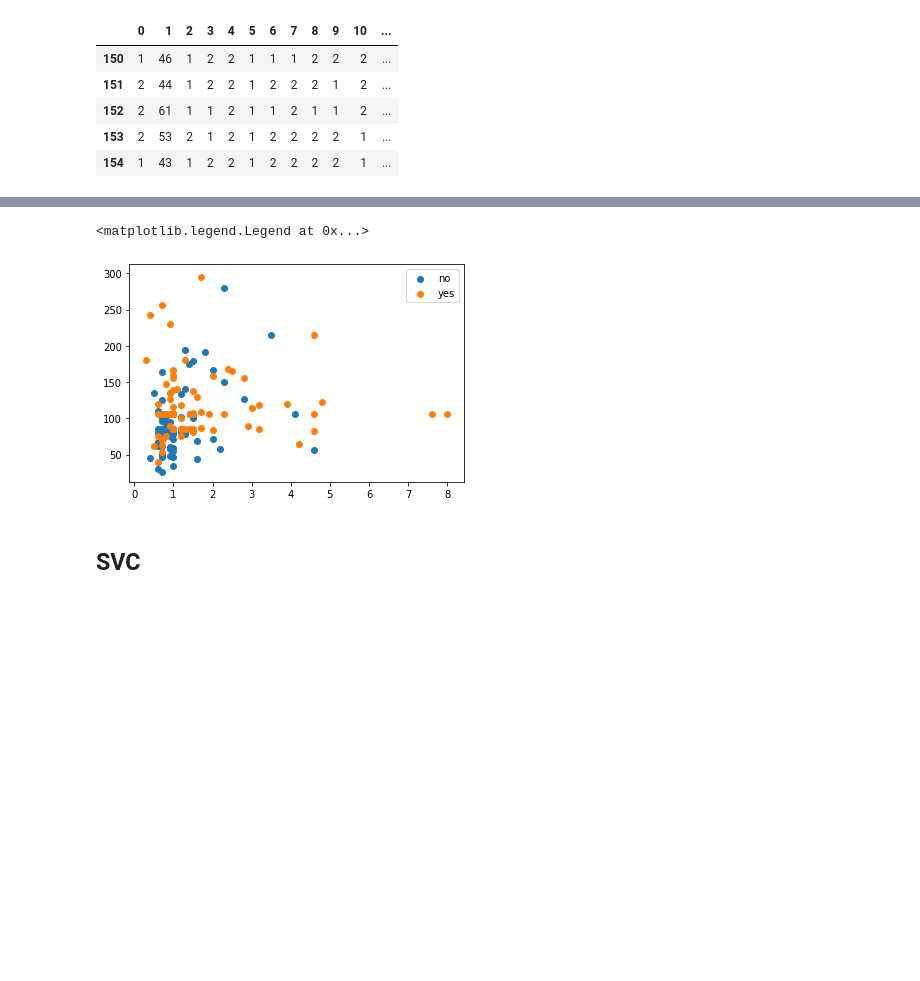
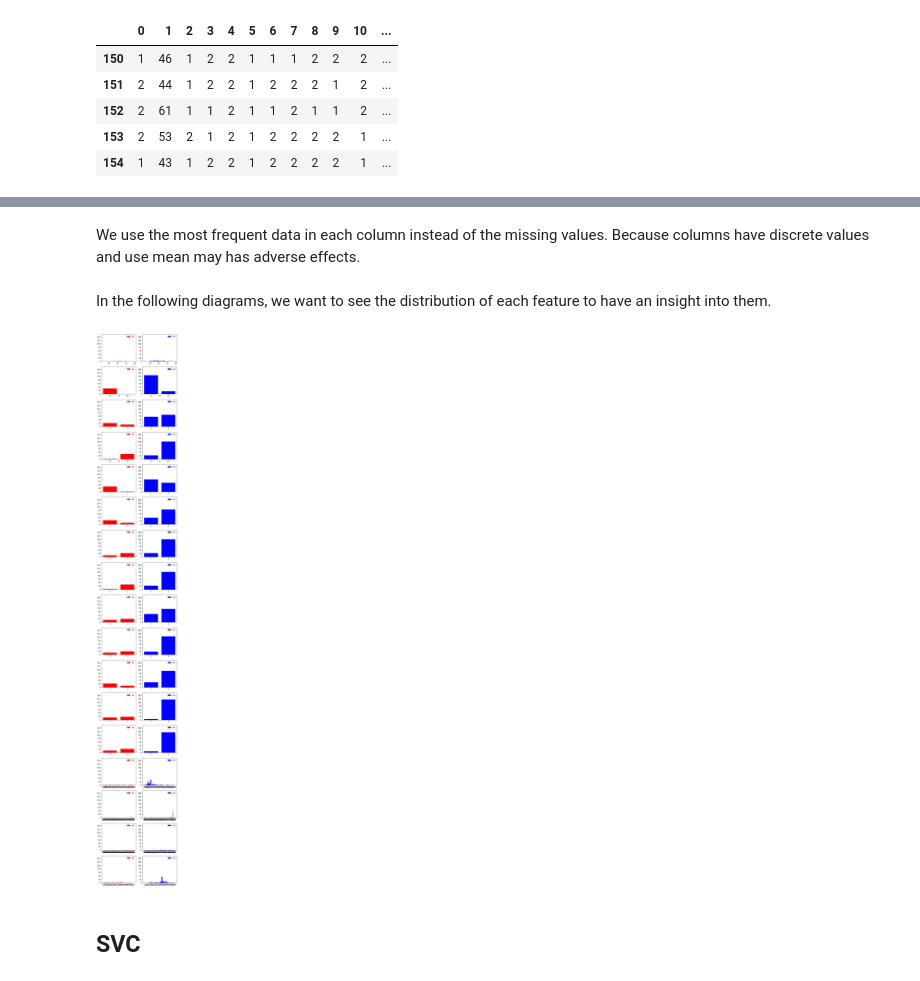
Before and after one commit to 9231058/ML-Homework, a Jupyter notebook: FP/Problems/Classification/Classification.ipynb, the cells around one changed output, grey strips where cells are left out. Saved outputs shown, nothing was run; the diff lists cells and outputs as text; code cells hidden in the pictures; blank space fills up the shorter version.

```diff
--- a/FP/Problems/Classification/Classification.ipynb
+++ b/FP/Problems/Classification/Classification.ipynb
@@ -62,3 +91,5 @@ y = df.loc[:, 19].values
+# %% [markdown]
+We use the most frequent data in each column instead of the missing values. Because columns have discrete values and use mean may has adverse effects.
 # %%
 from sklearn.impute import SimpleImputer
 
@@ -66,15 +97,21 @@ imp = SimpleImputer(missing_values=np.nan, strategy='mean')
 imp.fit(X)
 
 X = imp.transform(X)
-# %%
-fig, ax = plt.subplots()
-
-ax.scatter(X[y == 1, 14], X[y == 1, 15], label='no')
-ax.scatter(X[y == 2, 14], X[y == 2, 15], label='yes')
-ax.legend()
-# %% [output]
-<matplotlib.legend.Legend at 0x...>
-[figure, removed]
+# %% [markdown]
+In the following diagrams, we want to see the distribution of each feature to have an insight into them.
+# %%
+fig, ax = plt.subplots(X.shape[1], 2, figsize=(8, 60))
+
+for idx in range(X.shape[1]):
+    unq = np.unique(X[:, idx])
+    ax[idx, 0].bar(unq, [(X[y == 1, idx] == unq).sum() for unq in unq], label='die', color='red')
+    ax[idx, 0].legend()
+    ax[idx, 0].set_ylim(0, 155)
+    ax[idx, 1].bar(unq, [(X[y == 2, idx] == unq).sum() for unq in unq], label='live', color='blue')
+    ax[idx, 1].legend()
+    ax[idx, 1].set_ylim(0, 155)
+# %% [output]
+[figure, added]
 # %%
 from sklearn.model_selection import train_test_split
 
```
Also changed, not shown: parts of 19 cells of this notebook.
